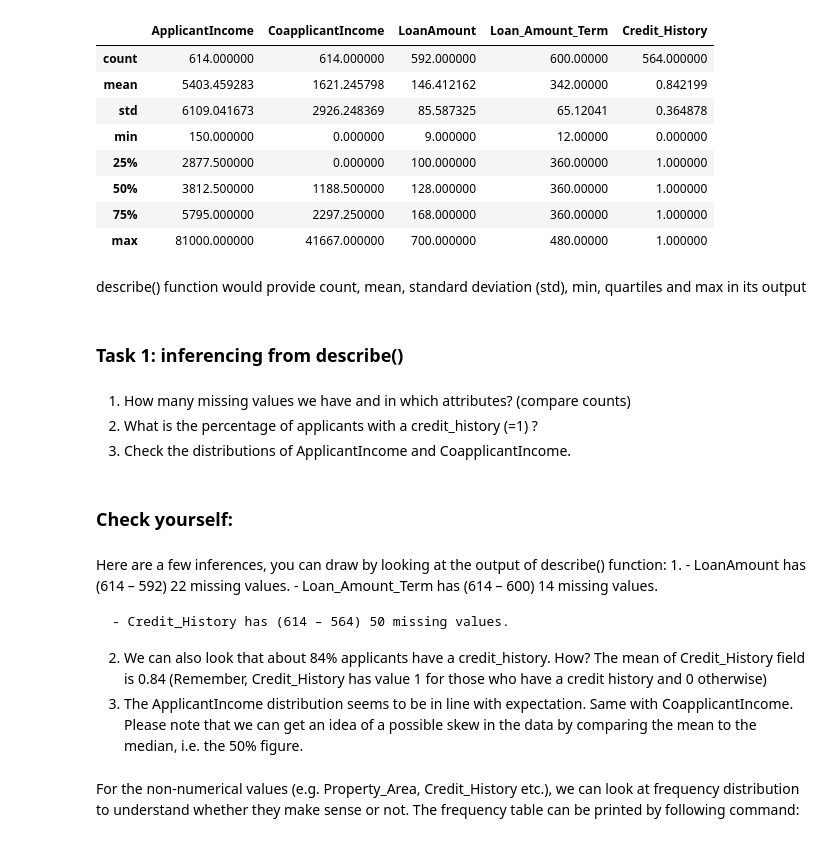
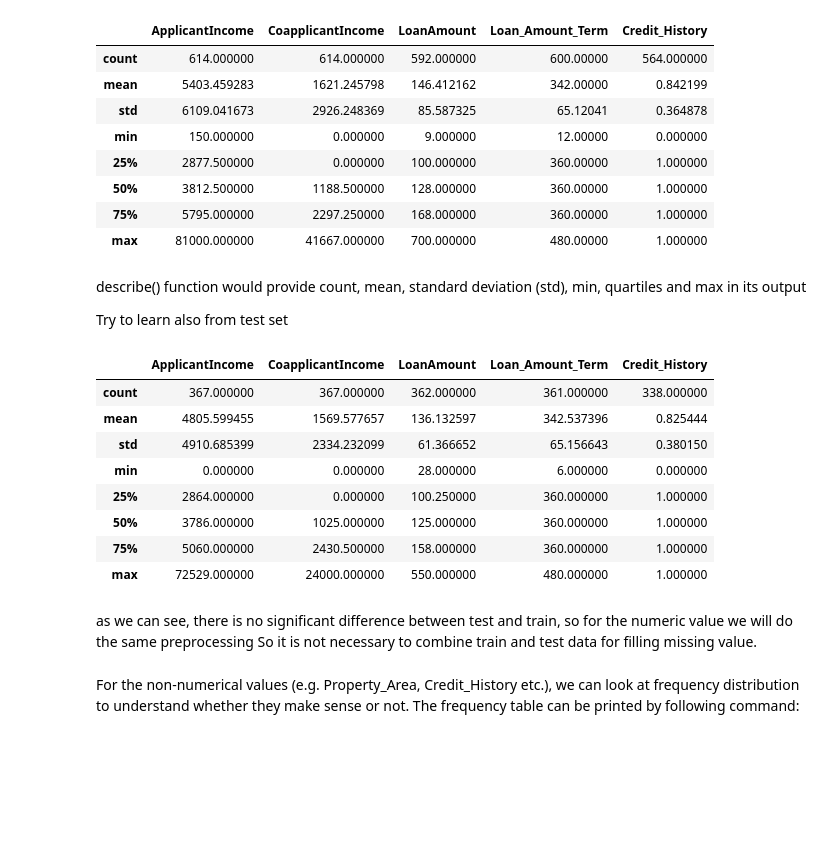
Before and after one commit to BenEfrati/ex1, a Jupyter notebook: loan-prediction/HW4.ipynb, the cells around one changed output. Saved outputs shown, nothing was run; the diff lists cells and outputs as text; code cells hidden in the pictures; blank space fills up the shorter version.

```diff
--- a/loan-prediction/HW4.ipynb
+++ b/loan-prediction/HW4.ipynb
@@ -100,24 +101,23 @@ df.describe() # get the summary of numerical variables
 | max | 81000.000000 | 41667.000000 | 700.000000 | 480.00000 | 1.000000 |
 # %% [markdown]
 describe() function would provide count, mean, standard deviation (std), min, quartiles and max in its output
+
+Try to learn also from test set
-# %% [markdown]
-### Task 1: inferencing from describe()
-# %% [markdown]
-1. How many missing values we have and in which attributes? (compare counts)
-2. What is the percentage of applicants with a credit_history (=1) ?
-3. Check the distributions of ApplicantIncome and CoapplicantIncome.
-# %% [markdown]
-### Check yourself:
-# %% [markdown]
-Here are a few inferences, you can draw by looking at the output of describe() function:
-1.
-    - LoanAmount has (614 – 592) 22 missing values.
-    - Loan_Amount_Term has (614 – 600) 14 missing values.
-
-    - Credit_History has (614 – 564) 50 missing values.
-
-2. We can also look that about 84% applicants have a credit_history. How? The mean of Credit_History field is 0.84 (Remember, Credit_History has value 1 for those who have a credit history and 0 otherwise)
-3. The ApplicantIncome distribution seems to be in line with expectation. Same with CoapplicantIncome. Please note that we can get an idea of a possible skew in the data by comparing the mean to the median, i.e. the 50% figure.
+# %%
+test_df.describe()
+# %% [output]
+|  | ApplicantIncome | CoapplicantIncome | LoanAmount | Loan_Amount_Term | Credit_History |
+| count | 367.000000 | 367.000000 | 362.000000 | 361.000000 | 338.000000 |
+| mean | 4805.599455 | 1569.577657 | 136.132597 | 342.537396 | 0.825444 |
+| std | 4910.685399 | 2334.232099 | 61.366652 | 65.156643 | 0.380150 |
+| min | 0.000000 | 0.000000 | 28.000000 | 6.000000 | 0.000000 |
+| 25% | 2864.000000 | 0.000000 | 100.250000 | 360.000000 | 1.000000 |
+| 50% | 3786.000000 | 1025.000000 | 125.000000 | 360.000000 | 1.000000 |
+| 75% | 5060.000000 | 2430.500000 | 158.000000 | 360.000000 | 1.000000 |
+| max | 72529.000000 | 24000.000000 | 550.000000 | 480.000000 | 1.000000 |
+# %% [markdown]
+as we can see, there is no significant difference between test and train, so for the numeric value we will do the same preprocessing
+So it is not necessary to combine train and test data for filling missing value.
 # %% [markdown]
 For the non-numerical values (e.g. Property_Area, Credit_History etc.), we can look at frequency distribution to understand whether they make sense or not. The frequency table can be printed by following command:
 # %%
```
Also changed, not shown: parts of 26 cells of this notebook, 12 other files.
